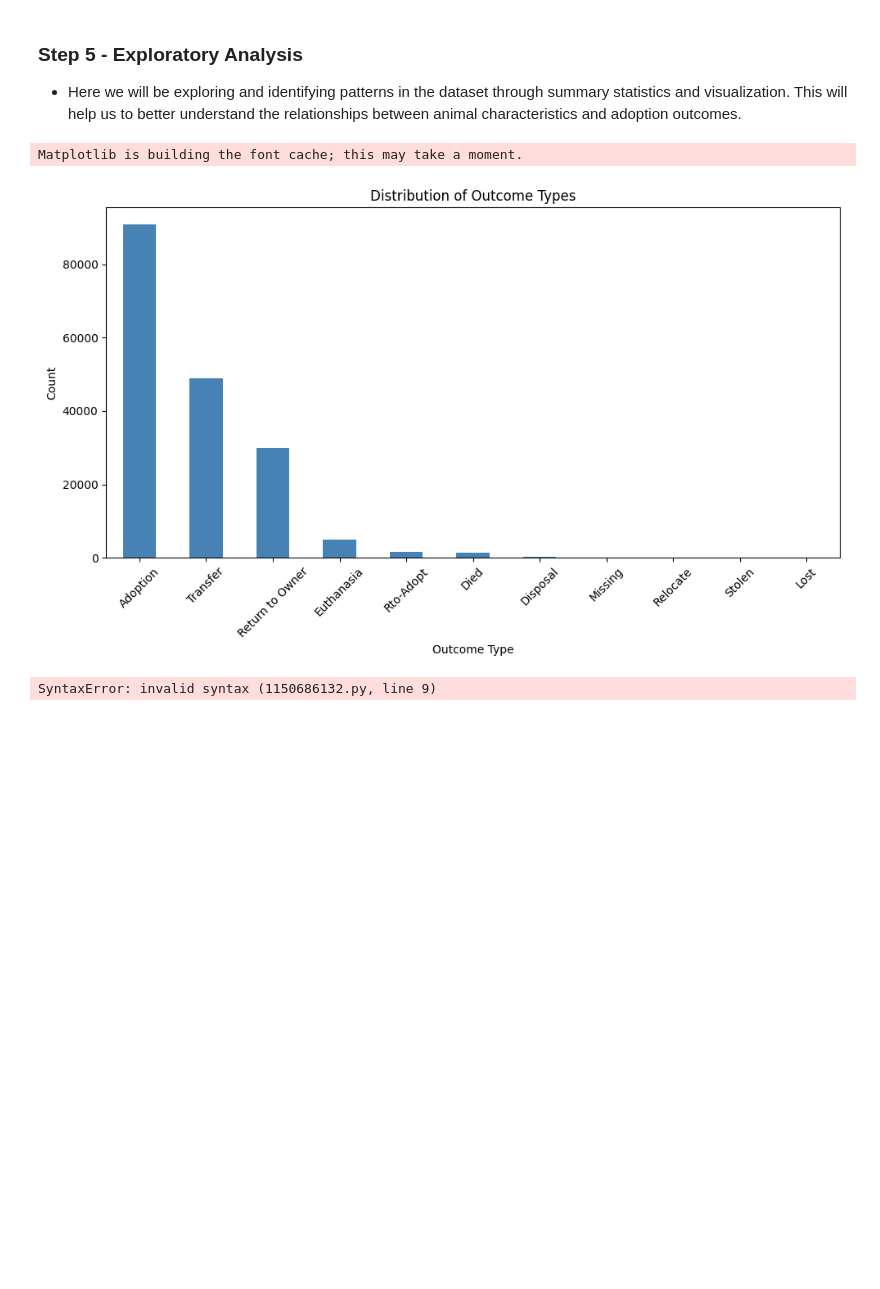
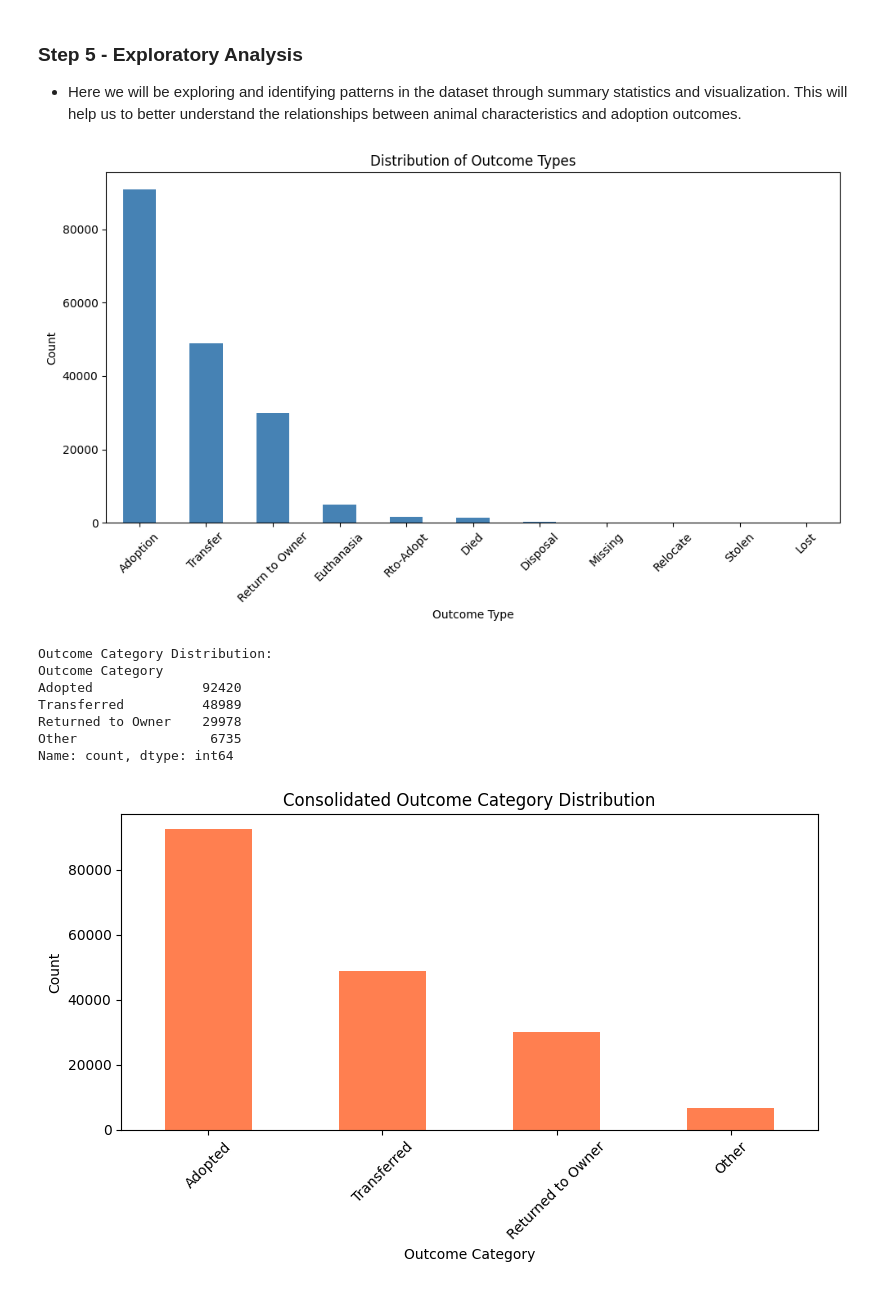
Before and after one commit to hstuken-oss/capstone-predicting-adoption-outcomes, a Jupyter notebook: capstone.ipynb, the cells around one changed output. Drawn from its saved outputs; the diff is of its cells as text; code cells hidden in the pictures; blank space fills up the shorter version.

```diff
--- a/capstone.ipynb
+++ b/capstone.ipynb
@@ -160,3 +160,26 @@ Color                          str
 3   2013-10-01 08:33:00
 4   2013-10-01 08:53:00
 Name: Intake DateTime, dtype: datetime64[us]
+# %%
+#convert Age upon Intake from str to days
+def age_to_days(age_str):
+    try:
+        parts = str(age_str).lower().split()
+        value = int(parts[0])
+        unit = parts[1]
+        if 'day' in unit:
+            return value
+        elif 'week' in unit:
+            return value * 7
+        elif 'month' in unit:
+            return value * 30
+        elif 'year' in unit:
+            return value * 365
+        else:
+            return 0
+    except:
+        return 0
+df['Age upon Intake'] = df['Age upon Intake'].apply(age_to_days)
+
+print("Age upon Intake converted to days")
+print(df['Age upon Intake'].describe())
@@ -162,0 +197,6 @@ Name: Intake DateTime, dtype: datetime64[us]
+# %%
+#drop rows with negative age upon intake
+df = df[df['Age upon Intake'] >= 0]
+
+print("Shape after removing negative ages:", df.shape)
+print("Age upon Intake after cleaning:", df['Age upon Intake'].describe())
@@ -308,3 +359,10 @@ min           0.000000
 75%          30.000000
 max         365.000000
 Name: Length of Stay, dtype: float64
+# %%
+#extract intake month from intake datetime
+df['Intake Month'] = df['Intake DateTime'].dt.month
+
+
+print("Intake Month extracted from Intake DateTime")
+print(df['Intake Month'].value_counts().sort_index())
@@ -325,37 +399,43 @@ plt.xticks(rotation=45)
 plt.tight_layout()
 plt.show()
 # %% [output]
-Matplotlib is building the font cache; this may take a moment.
 [figure]
 # %%
 #consolidate outcome types into fourmain categories
 outcome_mapping = {
     'Adoption' : 'Adopted',
     'Rto-Adopt' : 'Adopted',
     'Transfer' : 'Transferred',
     'Relocate' : 'Transferred',
     'Return to Owner' : 'Returned to Owner',
-    'Euthanasia' : 'Other'
-    'Died': 'Other',
+    'Euthanasia' : 'Other',
+    'Died' : 'Other',
     'Disposal' : 'Other',
     'Missing' : 'Other',
     'Stolen' : 'Other',
     'Lost' : 'Other',
 }
 
 df['Outcome Category'] = df['Outcome Type'].map(outcome_mapping)
 
 print("Outcome Category Distribution:")
 print(df['Outcome Category'].value_counts())
 
 #plot the new outcome category distribution
 plt.figure(figsize=(8, 5))
 df['Outcome Category'].value_counts().plot(kind='bar', color='coral')
 plt.title('Consolidated Outcome Category Distribution')
 plt.xlabel('Outcome Category')
 plt.ylabel('Count')
 plt.xticks(rotation=45)
 plt.tight_layout()
 plt.show()
 # %% [output]
-SyntaxError: invalid syntax (1150686132.py, line 9)
+Outcome Category Distribution:
+Outcome Category
+Adopted              92420
+Transferred          48989
+Returned to Owner    29978
+Other                 6735
+Name: count, dtype: int64
+[figure, added]
```
Also changed, not shown: parts of 16 cells of this notebook.
